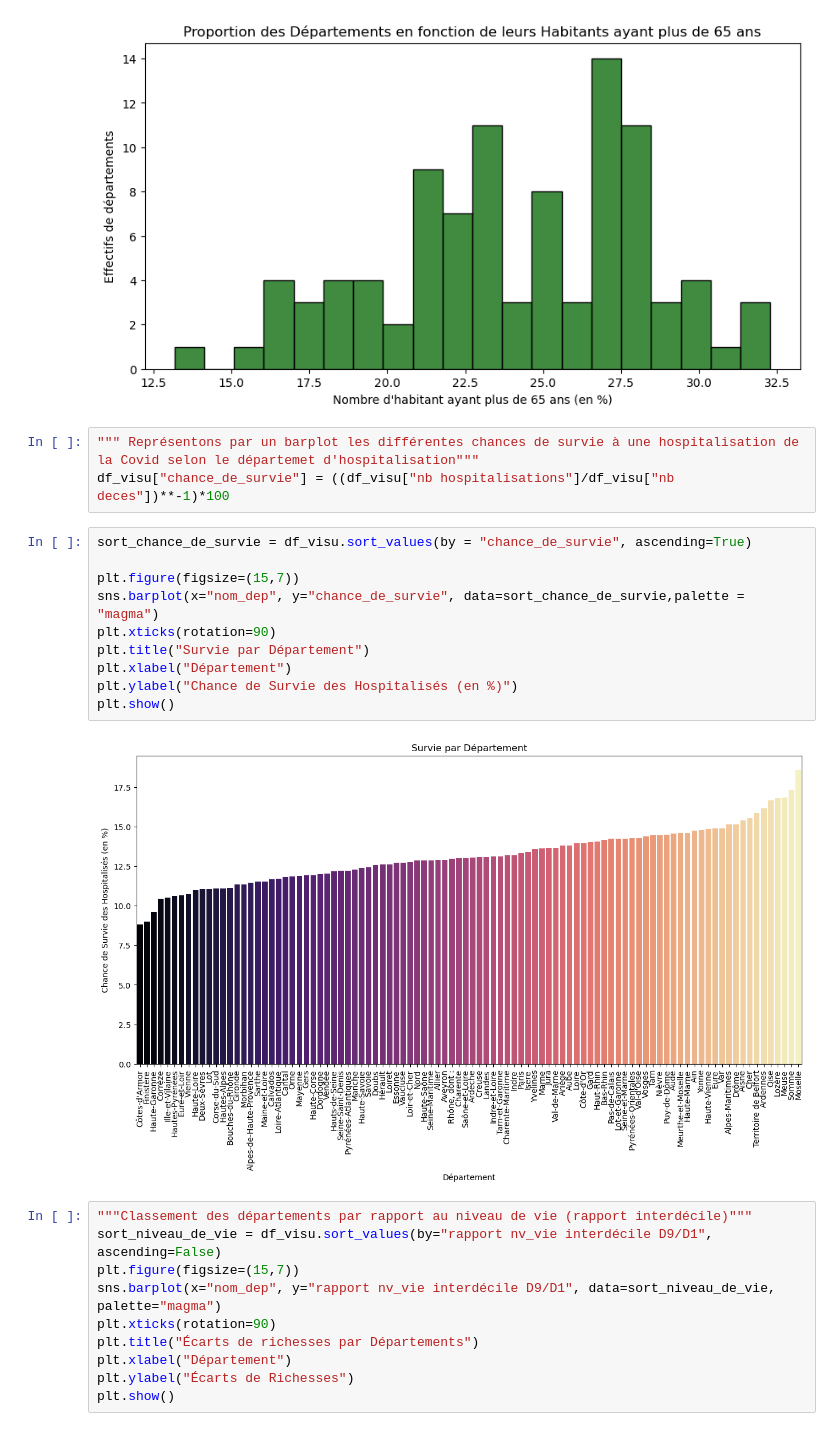
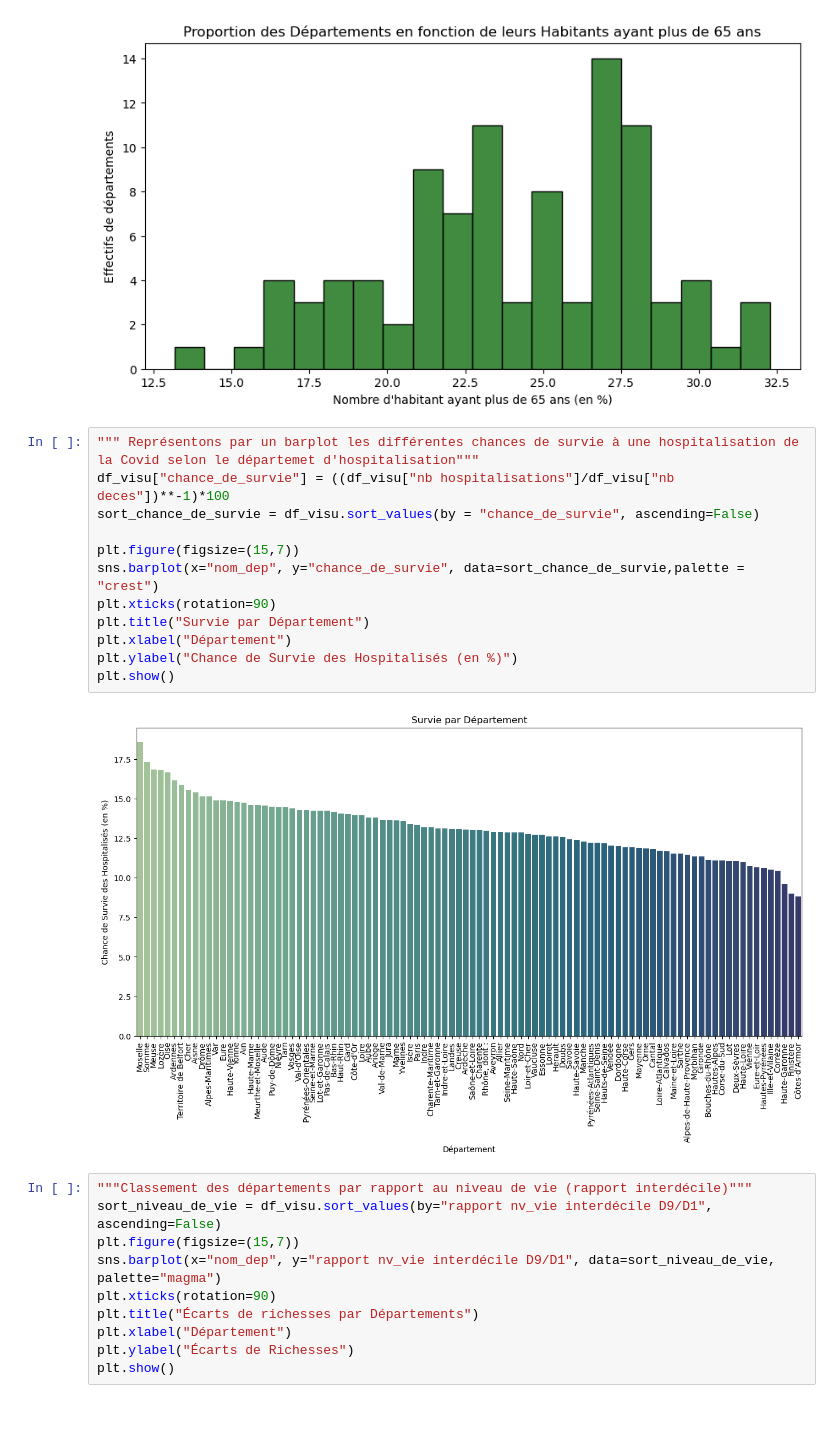
Before and after one commit to gabrielfrancois/DS_Covid, a Jupyter notebook: stat2_visu.ipynb, the cells around one changed output. Drawn from its saved outputs; the diff is of its cells as text.

```diff
--- a/stat2_visu.ipynb
+++ b/stat2_visu.ipynb
@@ -57,18 +57,17 @@ plt.show()
 # %%
 """ Représentons par un barplot les différentes chances de survie à une hospitalisation de la Covid selon le départemet d'hospitalisation"""
 df_visu["chance_de_survie"] = ((df_visu["nb hospitalisations"]/df_visu["nb deces"])**-1)*100
+sort_chance_de_survie = df_visu.sort_values(by = "chance_de_survie", ascending=False)
+
+plt.figure(figsize=(15,7))
+sns.barplot(x="nom_dep", y="chance_de_survie", data=sort_chance_de_survie,palette = "crest")
+plt.xticks(rotation=90)
+plt.title("Survie par Département")
+plt.xlabel("Département")
+plt.ylabel("Chance de Survie des Hospitalisés (en %)")
+plt.show()
+# %% [output]
+[figure, added]
-# %%
-sort_chance_de_survie = df_visu.sort_values(by = "chance_de_survie", ascending=True)
-
-plt.figure(figsize=(15,7))
-sns.barplot(x="nom_dep", y="chance_de_survie", data=sort_chance_de_survie,palette = "magma")
-plt.xticks(rotation=90)
-plt.title("Survie par Département")
-plt.xlabel("Département")
-plt.ylabel("Chance de Survie des Hospitalisés (en %)")
-plt.show()
-# %% [output]
-[figure, removed]
 # %%
 """Classement des départements par rapport au niveau de vie (rapport interdécile)"""
 sort_niveau_de_vie = df_visu.sort_values(by="rapport nv_vie interdécile D9/D1", ascending=False)
```
Also changed, not shown: parts of 3 cells of this notebook, 1 other file.
